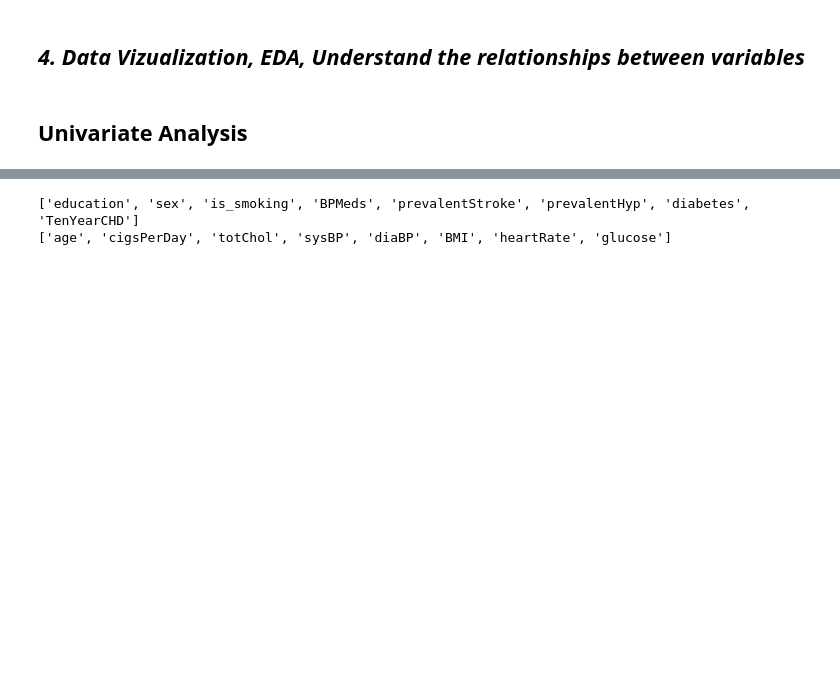
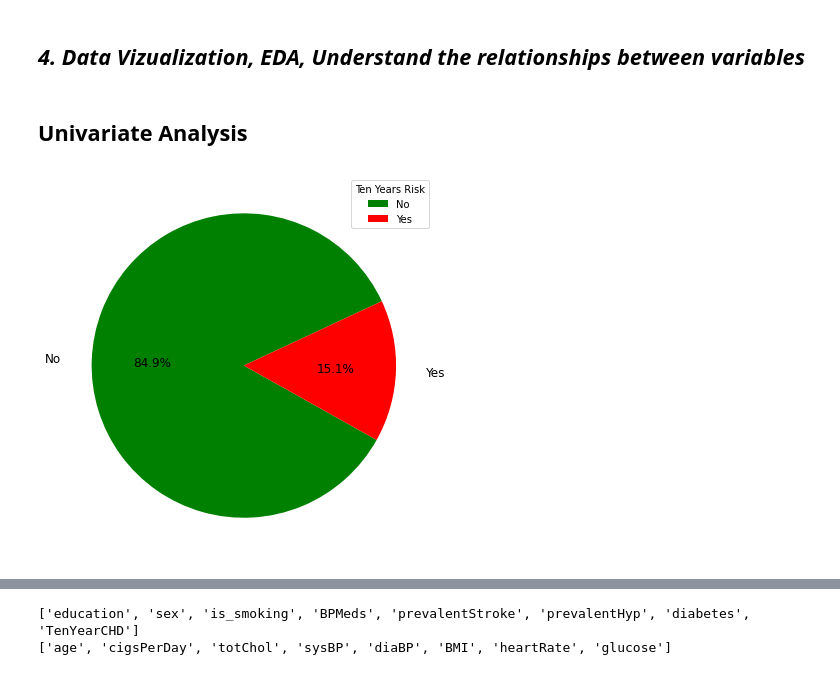
Before and after one commit to devarshi167/Cardiovascular-Risk-Prediction-MLC, a Jupyter notebook: Copy_of_Copy_of_Copy_of_Untitled0.ipynb, the cells around one changed output, grey strips where cells are left out. Saved outputs shown, nothing was run; the diff lists cells and outputs as text; code cells hidden in the pictures; blank space fills up the shorter version.

```diff
--- a/Copy_of_Copy_of_Copy_of_Untitled0.ipynb
+++ b/Copy_of_Copy_of_Copy_of_Untitled0.ipynb
@@ -441,3 +472,15 @@ for col in numeric_features:
 ## ***4. Data Vizualization, EDA, Understand the relationships between variables***
 # %% [markdown]
 ## **Univariate Analysis**
+# %%
+#plotting pie chart to get the ten year risk
+
+my_labels = ['No','Yes']
+my_colors = ['green','red']
+sizes = df['TenYearCHD'].value_counts()
+fig = plt.figure(1, figsize=(7,7))
+plt.pie(sizes,labels = my_labels,colors = my_colors,labeldistance = 1.2,autopct='%1.1f%%',startangle = 25, pctdistance = 0.6,textprops={'fontsize': 12} )
+plt.legend(title = 'Ten Years Risk')
+plt.show()
+# %% [output]
+[figure, added]
```
Also changed, not shown: parts of 22 cells of this notebook.
